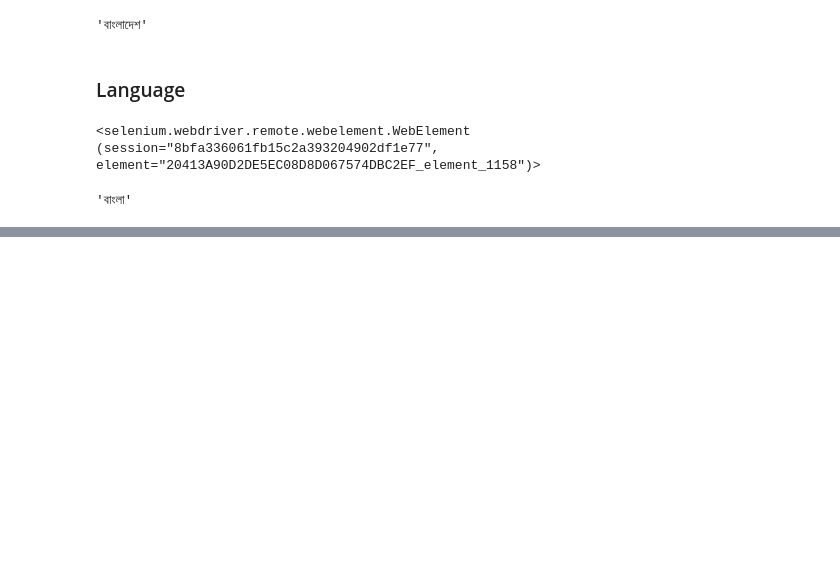
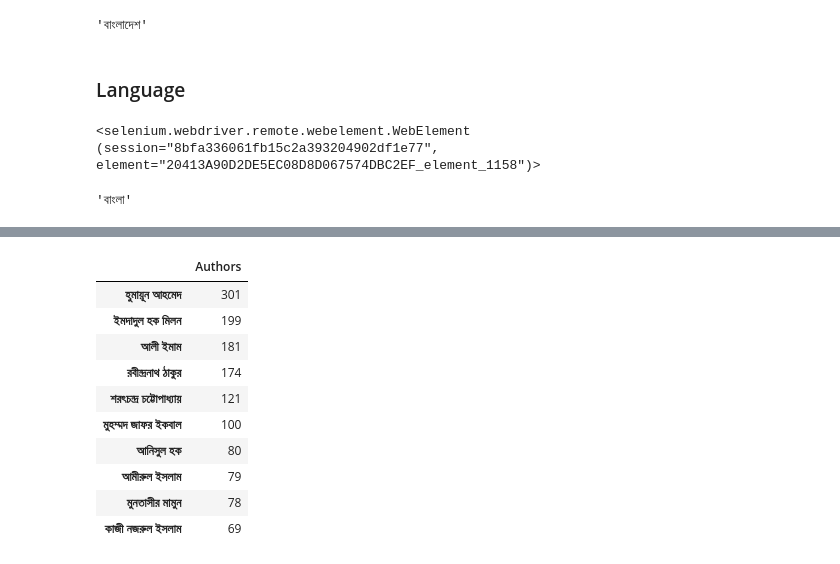
Before and after one commit to AhteshamUddowla/Web_Scraping, a Jupyter notebook: rokomari.com Scraping/rokomari.com scraping.ipynb, the cells around one changed output, grey strips where cells are left out. Saved outputs shown, nothing was run; the diff lists cells and outputs as text; code cells hidden in the pictures; blank space fills up the shorter version.

```diff
--- a/rokomari.com Scraping/rokomari.com scraping.ipynb
+++ b/rokomari.com Scraping/rokomari.com scraping.ipynb
@@ -685,0 +715,14 @@ df['Authors'].value_counts()[:30]
+# %%
+pd.DataFrame(df['Authors'].value_counts()[:10])
+# %% [output]
+|  | Authors |
+| হুমায়ূন আহমেদ | 301 |
+| ইমদাদুল হক মিলন | 199 |
+| আলী ইমাম | 181 |
+| রবীন্দ্রনাথ ঠাকুর | 174 |
+| শরৎচন্দ্র চট্টোপাধ্যায় | 121 |
+| মুহম্মদ জাফর ইকবাল | 100 |
+| আনিসুল হক | 80 |
+| আমীরুল ইসলাম | 79 |
+| মুনতাসীর মামুন | 78 |
+| কাজী নজরুল ইসলাম | 69 |
```
Also changed, not shown: parts of 23 cells of this notebook, 1 other file.
